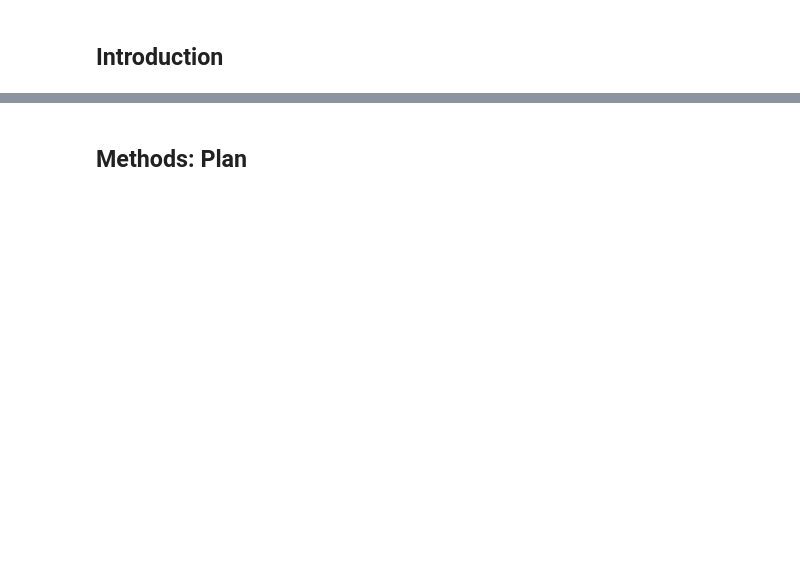
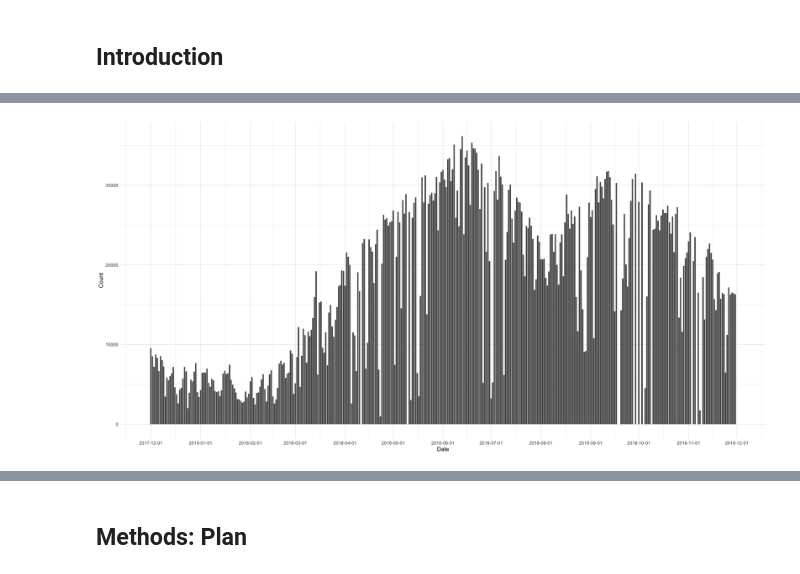
Before and after one commit to xiaohu1122/538A_project, a Jupyter notebook: 538A_project.ipynb, the cells around one changed output, grey strips where cells are left out. Cells and saved outputs as stored; diff of their text form; code cells hidden in the pictures; blank space fills up the shorter version.

```diff
--- a/538A_project.ipynb
+++ b/538A_project.ipynb
@@ -39,0 +11,4 @@ A data.frame: 6 × 13
+# %%
+# Load data
+url = "https://archive.ics.uci.edu/ml/machine-learning-databases/00560/SeoulBikeData.csv"
+bike = read.csv(url,check.names=F)
@@ -39,0 +46,8 @@ A data.frame: 6 × 13
+# %%
+# Convert variable into different classes
+bike <- bike %>%
+  mutate(date = as.POSIXct(date, format = "%d/%m/%Y"), # date
+         month =  factor(months(date)),      # add months variable
+         seasons = factor(seasons), # factor
+         holiday = factor(holiday), # factor
+         functioning = factor(functioning)) # factor
@@ -39,0 +118,14 @@ A data.frame: 6 × 13
+# %%
+# Plot daily counts
+options(repr.plot.width = 18, repr.plot.height = 9)
+
+bike %>%
+  ggplot(aes(x=date, y = count)) +
+  geom_col() +
+  scale_x_datetime(breaks = "1 month") +
+  ylab("Count") +
+  xlab("Date") +
+  theme_minimal() +
+  theme(legend.position = "none")
+# %% [output]
+[figure, added]
```
Also changed, not shown: parts of 23 cells of this notebook, 1 other file.
